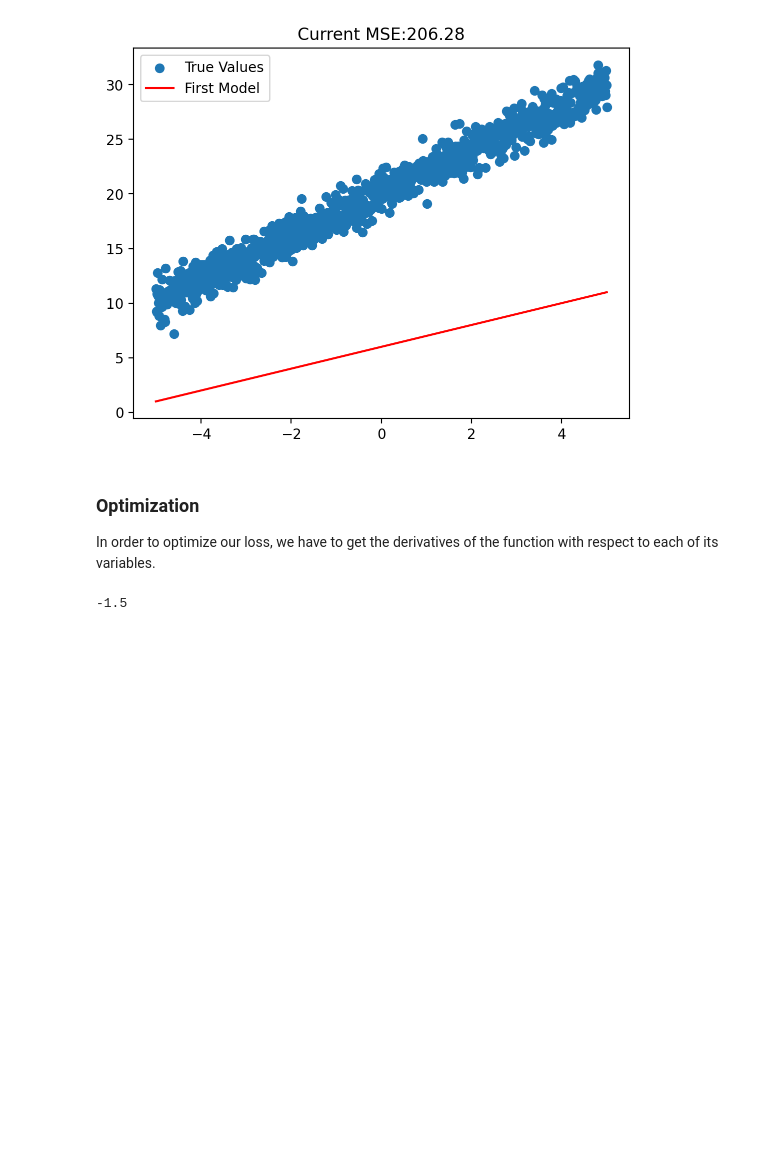
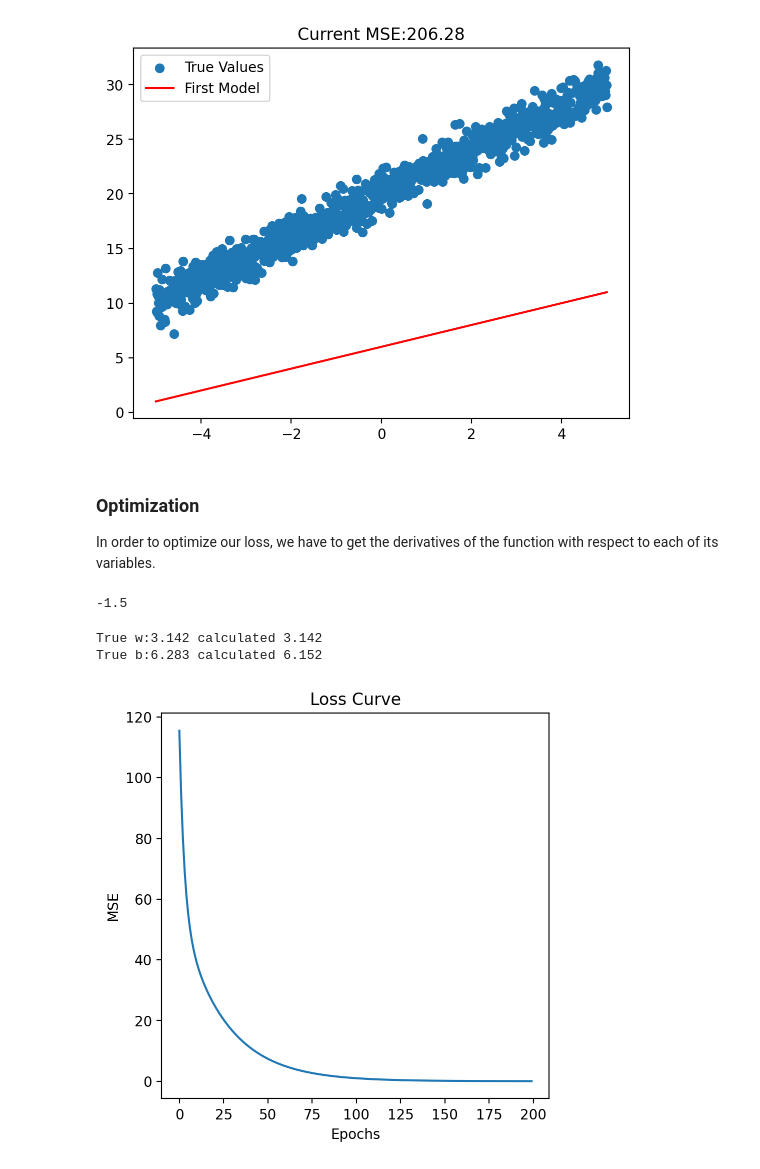
Before and after one commit to NikkiShah93/Python, a Jupyter notebook: MLProjects/DeepLearningFromScratch.ipynb, the cells around one changed output. Cells and saved outputs as stored; diff of their text form; code cells hidden in the pictures; blank space fills up the shorter version.

```diff
--- a/MLProjects/DeepLearningFromScratch.ipynb
+++ b/MLProjects/DeepLearningFromScratch.ipynb
@@ -92,14 +92,59 @@ print(f'{w:.3}')
 ## we will be using this library called jax
 ## which will enable us to automatically defferentiate
 ## any arbitrary function in numpy
-import jax.numpy as jnp
+from jax import grad
 
-## and now all we have to do is to re-write all of our functions in np
+## and now all we have to do is to re-write all of our functions
+## in a way that jax can process
 n = 1000
-w_true = jnp.pi
-b_true = jnp.pi * 2
-x = jnp.linspace(-5, 5, n)
-def y_fn(x, w, b):
-    return w * x + b + jnp.random.normal(size = len(x))
-def mse(yhat, ytrue):
-    return jnp.mean((ytrue - yhat)**2)
+w_true = np.pi
+b_true = np.pi * 2
+x = np.linspace(-5, 5, n)
+## when we're defining a model for jax
+## the parameters should come first
+def model(param, x):
+    """
+    :param param: parameters, a dictionary. Should have the
+        keys 'w' and 'b', which map to floating point numbers.
+    :param x: input values for function
+    """
+    return param['w'] * x + param['b']
+param_dict = {'w':np.random.normal(),
+              'b':np.random.normal()}
+true_param_dict = {'w':w_true,
+              'b':b_true}
+y_true = model(true_param_dict, x)
+def mse(param, model, x, y):
+    """
+    :param param: parameters to optimize, a dictionary.
+    :param x: input values for function
+    :param y: true outputs
+    """
+    return np.mean((y - model(param, x))**2)
+dmse = grad(mse)
+lr = 0.01
+loss_dict = {}
+## and then the training loop
+for e in range(200):
+    grad_p = dmse(param_dict, model, x, y_true)
+    ## calculating the loss
+    loss_dict[e] = mse(param_dict, model, x, y_true)
+    ## and then update the our keys
+    ## and optimize our parameters
+    for k in param_dict:
+        param_dict[k] = ((param_dict[k] - grad_p[k]*lr))
+
+print(f"True w:{true_param_dict['w']:.3f} calculated {param_dict['w']:.3f}")
+print(f"True b:{true_param_dict['b']:.3f} calculated {param_dict['b']:.3f}")
+# %% [output]
+True w:3.142 calculated 3.142
+True b:6.283 calculated 6.152
+# %%
+## the loss curve
+plt.figure(figsize=(5,5))
+plt.plot(*zip(*loss_dict.items()))
+plt.title('Loss Curve')
+plt.xlabel('Epochs')
+plt.ylabel('MSE');
+# %% [output]
+[figure, added]
```
Also changed, not shown: parts of 1 cell of this notebook.
